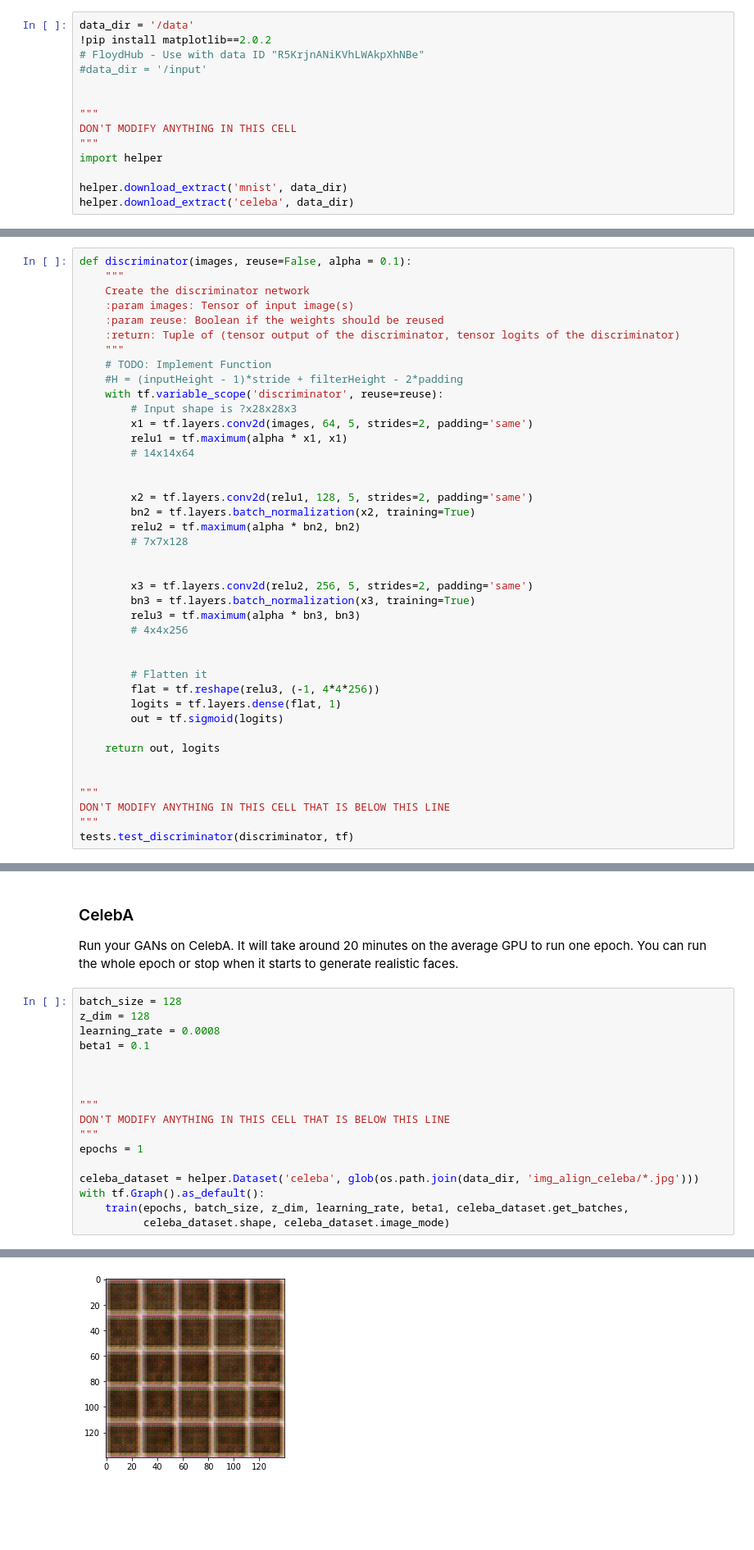
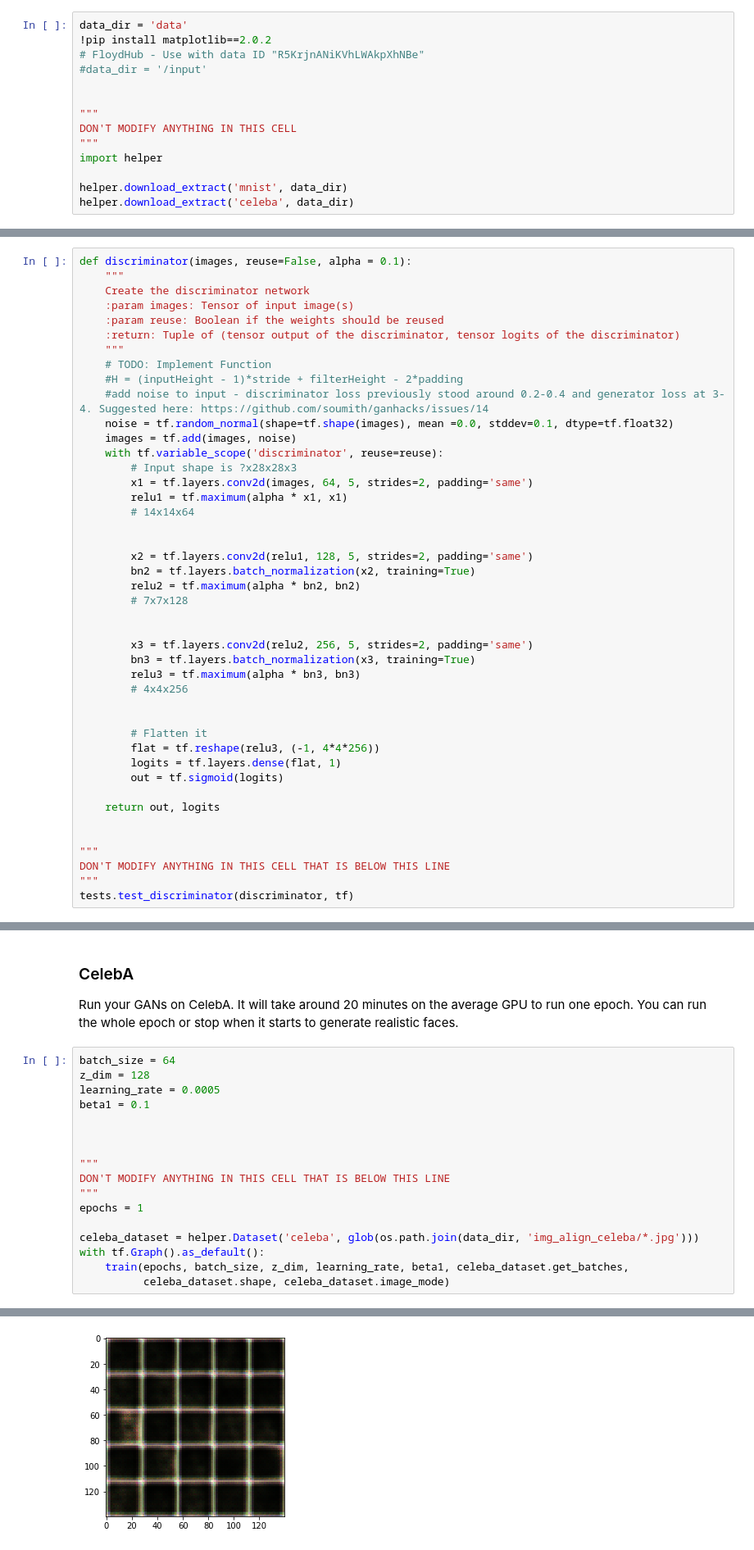
Before and after one commit to MTynes/Face-Generation, a Jupyter notebook: dlnd_face_generation.ipynb, the cells around one changed output, grey strips where cells are left out. Shown at 82% size. Drawn from its saved outputs; the diff is of its cells as text; blank space fills up the shorter version.

Commit message:
Added noise to discriminator input; updated hyperparameters

```diff
--- a/dlnd_face_generation.ipynb
+++ b/dlnd_face_generation.ipynb
@@ -10,7 +10,7 @@ Since the celebA dataset is complex and you're doing GANs in a project for the f
 
 If you're using [FloydHub](https://www.floydhub.com/), set `data_dir` to "/input" and use the [FloydHub data ID](http://docs.floydhub.com/home/using_datasets/) "R5KrjnANiKVhLWAkpXhNBe".
 # %%
-data_dir = '/data'
+data_dir = 'data'
 !pip install matplotlib==2.0.2
 # FloydHub - Use with data ID "R5KrjnANiKVhLWAkpXhNBe"
 #data_dir = '/input'
@@ -165,6 +149,9 @@ def discriminator(images, reuse=False, alpha = 0.1):
     """
     # TODO: Implement Function
     #H = (inputHeight - 1)*stride + filterHeight - 2*padding
+    #add noise to input - discriminator loss previously stood around 0.2-0.4 and generator loss at 3-4. Suggested here: https://github.com/soumith/ganhacks/issues/14
+    noise = tf.random_normal(shape=tf.shape(images), mean =0.0, stddev=0.1, dtype=tf.float32)
+    images = tf.add(images, noise)
     with tf.variable_scope('discriminator', reuse=reuse):
         # Input shape is ?x28x28x3
         x1 = tf.layers.conv2d(images, 64, 5, strides=2, padding='same')
@@ -437,9 +428,9 @@ Epoch 1/2... Discriminator Loss: 0.8778... Generator Loss: 2.3812
 ### CelebA
 Run your GANs on CelebA.  It will take around 20 minutes on the average GPU to run one epoch.  You can run the whole epoch or stop when it starts to generate realistic faces.
 # %%
-batch_size = 128
+batch_size = 64
 z_dim = 128
-learning_rate = 0.0008
+learning_rate = 0.0005
 beta1 = 0.1
 
 
@@ -459 +450 @@ Epoch 0/1... Discriminator Loss: 1.6285... Generator Loss: 7.4334
-[figure, old version]
+[figure, new version]
```
Also changed, not shown: parts of 7 cells of this notebook, 1 other file.
